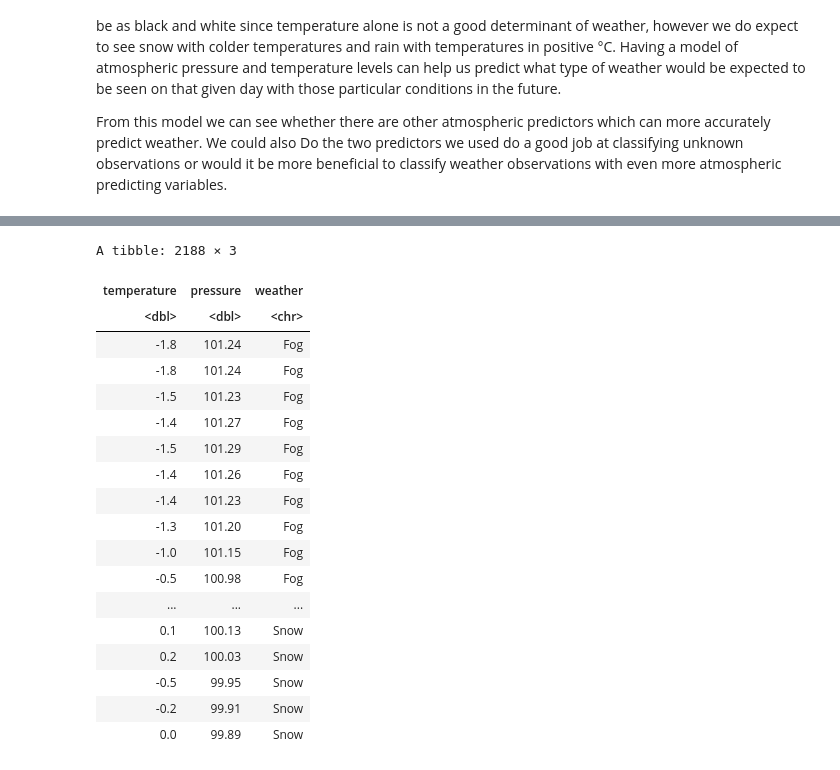
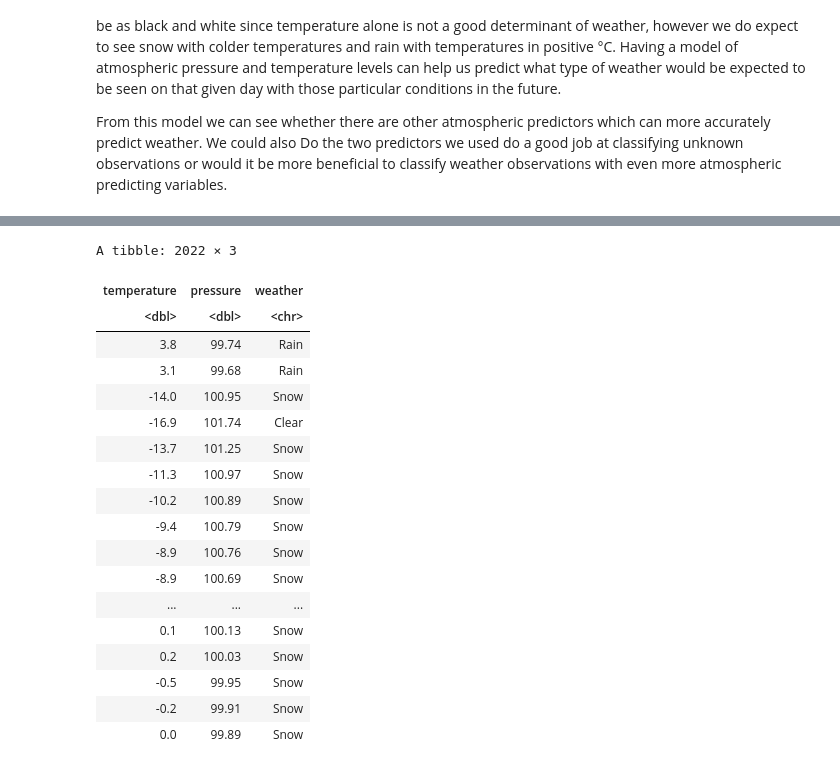
Before and after one commit to dvidEast/dsci100_group_project, a Jupyter notebook: group24_project_proposal.ipynb, the cells around one changed output, grey strips where cells are left out. Drawn from its saved outputs; the diff is of its cells as text; code cells hidden in the pictures.

```diff
--- a/group24_project_proposal.ipynb
+++ b/group24_project_proposal.ipynb
@@ -81,26 +63,26 @@ A spec_tbl_df: 8784 × 8
 # %%
 # WRANGLE THE DATA:
 
 weather <- weather |>
     select(Temp_C, Press_kPa, Weather) |>
-    filter(Weather == "Fog" | Weather == "Snow" | Weather == "Clear" | Weather == "Rain" | Weather == "Haze") |>
+    filter(Weather == "Snow" | Weather == "Clear" | Weather == "Rain")|>
     rename(temperature = Temp_C, pressure = Press_kPa, weather = Weather)
 
 weather
 # %% [output]
-A tibble: 2188 × 3
+A tibble: 2022 × 3
 | temperature | pressure | weather |
 | <dbl> | <dbl> | <chr> |
-| -1.8 | 101.24 | Fog |
-| -1.8 | 101.24 | Fog |
-| -1.5 | 101.23 | Fog |
-| -1.4 | 101.27 | Fog |
-| -1.5 | 101.29 | Fog |
-| -1.4 | 101.26 | Fog |
-| -1.4 | 101.23 | Fog |
-| -1.3 | 101.20 | Fog |
-| -1.0 | 101.15 | Fog |
-| -0.5 | 100.98 | Fog |
+| 3.8 | 99.74 | Rain |
+| 3.1 | 99.68 | Rain |
+| -14.0 | 100.95 | Snow |
+| -16.9 | 101.74 | Clear |
+| -13.7 | 101.25 | Snow |
+| -11.3 | 100.97 | Snow |
+| -10.2 | 100.89 | Snow |
+| -9.4 | 100.79 | Snow |
+| -8.9 | 100.76 | Snow |
+| -8.9 | 100.69 | Snow |
 | ... | ... | ... |
 | 0.1 | 100.13 | Snow |
 | 0.2 | 100.03 | Snow |
```
Also changed, not shown: parts of 7 cells of this notebook.
